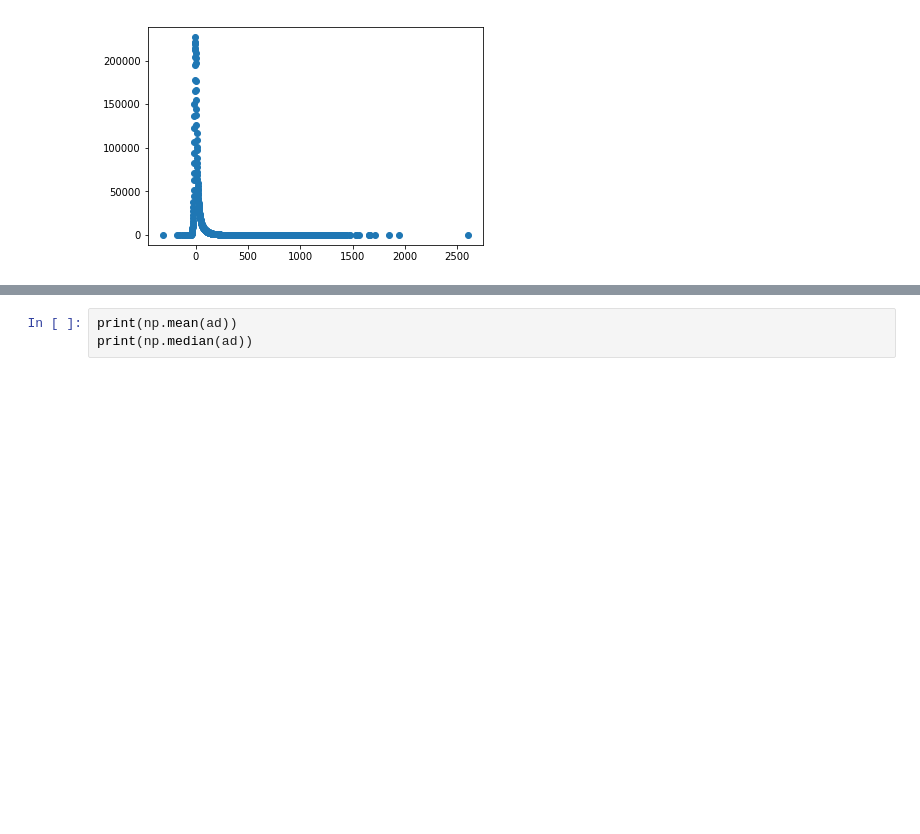
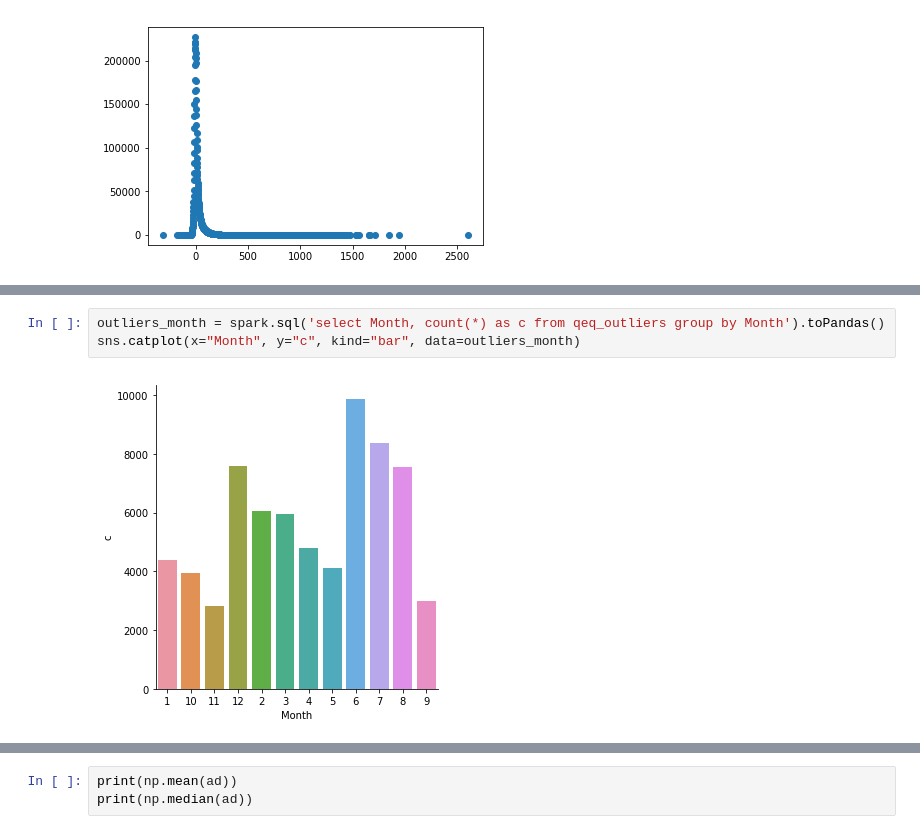
Before and after one commit to borismattijssen/spark-flights, a Jupyter notebook: notebooks/Scribbling-Boris.ipynb, the cells around one changed output, grey strips where cells are left out. Cells and saved outputs as stored; diff of their text form; blank space fills up the shorter version.

```diff
--- a/notebooks/Scribbling-Boris.ipynb
+++ b/notebooks/Scribbling-Boris.ipynb
@@ -72,0 +94,5 @@ plt.scatter(pd.to_numeric(adg['ArrDelay']), adg['count(1)'])
+# %%
+outliers_month = spark.sql('select Month, count(*) as c from qeq_outliers group by Month').toPandas()
+sns.catplot(x="Month", y="c", kind="bar", data=outliers_month)
+# %% [output]
+[figure, added]
```
Also changed, not shown: parts of 17 cells of this notebook, 4 other files.
